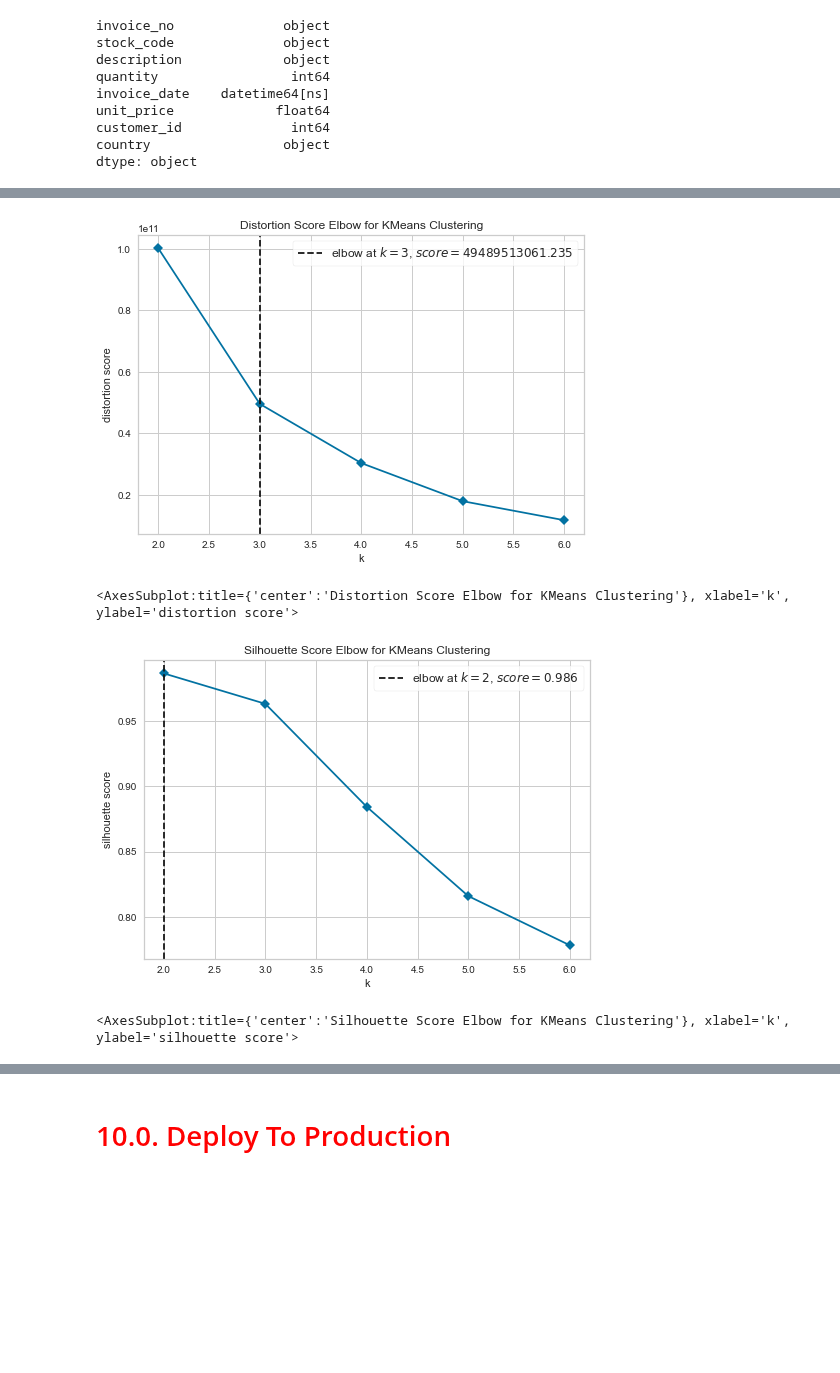
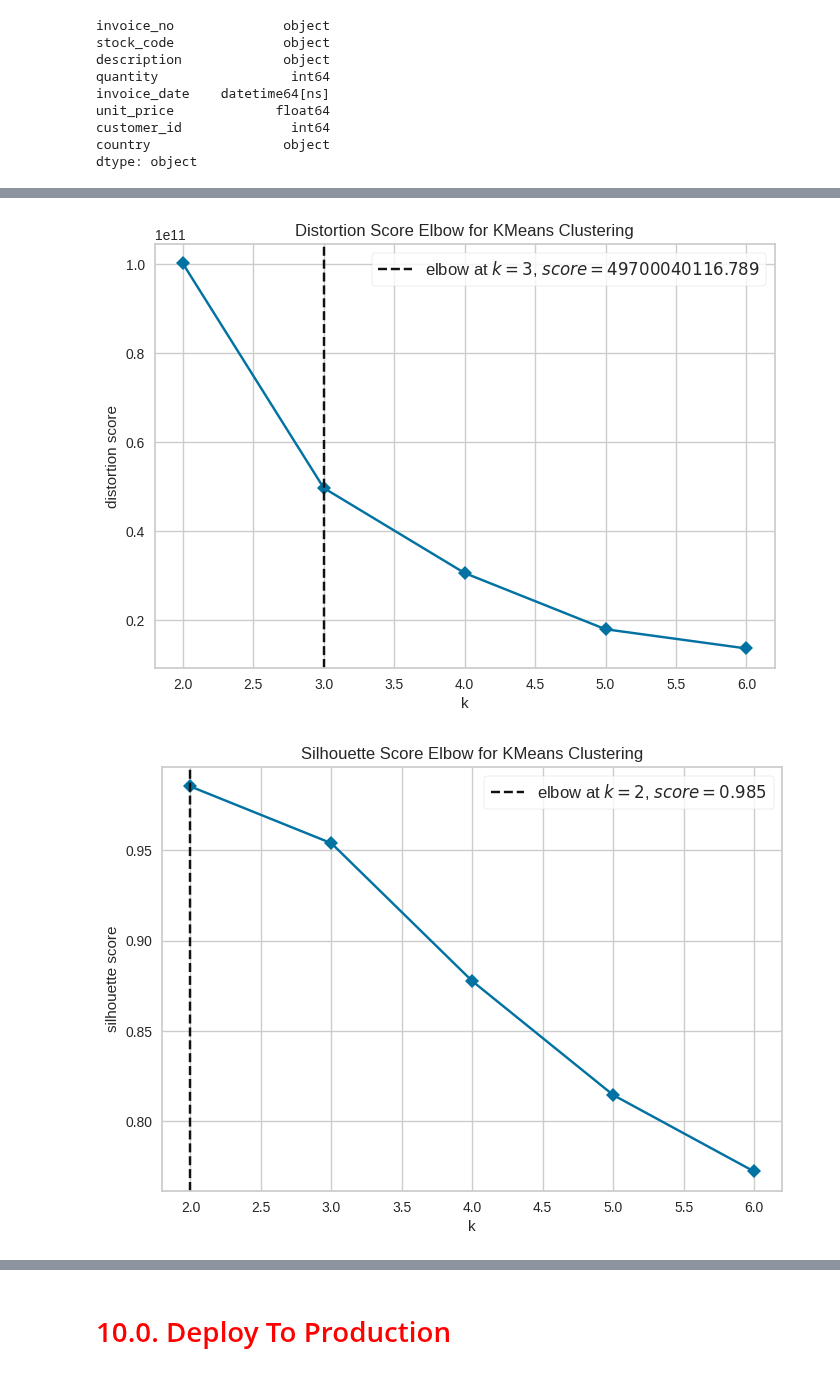
Before and after one commit to Eduardo-95-DS/Insiders-clustering, a Jupyter notebook: notebooks/look_1-ear-metrics.ipynb, the cells around one changed output, grey strips where cells are left out. Cells and saved outputs as stored; diff of their text form; code cells hidden in the pictures; blank space fills up the shorter version.

```diff
--- a/notebooks/look_1-ear-metrics.ipynb
+++ b/notebooks/look_1-ear-metrics.ipynb
@@ -234,23 +143,31 @@ df2 = df1.copy()
 # %%
 # data reference
-df_ref = df2.drop( ['invoice_no', 'stock_code', 'description',
+df_ref = df2.drop(['invoice_no', 'stock_code', 'description',
                     'quantity', 'invoice_date', 'unit_price',
-                    'country'], axis=1 ).drop_duplicates( ignore_index=True )
+                    'country'], axis=1 ).drop_duplicates(ignore_index=True)
 
-# Gross Revenue ( Faturamento ) quantity * price
+# Gross Revenue - quantity * price
 df2['gross_revenue'] = df2['quantity'] * df2['unit_price']
 
+
 # Monetary
-df_monetary = df2[['customer_id', 'gross_revenue']].groupby( 'customer_id' ).sum().reset_index()
-df_ref = pd.merge( df_ref, df_monetary, on='customer_id', how='left' )
+df_monetary = df2[['customer_id', 'gross_revenue']].groupby('customer_id').sum().reset_index()
+df_ref = pd.merge(df_ref, df_monetary, on='customer_id', how='left')
 
-# Recency - Last day purchase
-df_recency = df2[['customer_id', 'invoice_date']].groupby( 'customer_id' ).max().reset_index()
-df_recency['recency_days'] = ( df2['invoice_date'].max() - df_recency['invoice_date'] ).dt.days
+
+# Recency - Last day of purchase
+df_recency = df2[['customer_id', 'invoice_date']].groupby('customer_id').max().reset_index()
+df_recency['recency_days'] = (df2['invoice_date'].max() - df_recency['invoice_date']).dt.days
 df_recency = df_recency[['customer_id', 'recency_days']].copy()
-df_ref = pd.merge( df_ref, df_recency, on='customer_id', how='left' )
+df_ref = pd.merge(df_ref, df_recency, on='customer_id', how='left')
+
 
 # Frequency
-df_freq = df2[['customer_id', 'invoice_no']].drop_duplicates().groupby( 'customer_id' ).count().reset_index()
-df_ref = pd.merge( df_ref, df_freq, on='customer_id', how='left' )
+df_freq = df2[['customer_id', 'invoice_no']].drop_duplicates().groupby('customer_id').count().reset_index()
+df_ref = pd.merge(df_ref, df_freq, on='customer_id', how='left')
+
+
+# Avg Ticket
+df_avg_ticket = df2[['customer_id', 'gross_revenue']].groupby('customer_id').mean().reset_index().rename(columns={'gross_revenue':'avg_ticket'})
+df_ref = pd.merge(df_ref, df_avg_ticket, on='customer_id', how='left')
 # %% [markdown]
@@ -285,21 +202,15 @@ X.head()
 # %%
 clusters = [2, 3, 4, 5, 6]
 # %%
-from yellowbrick.cluster import KElbowVisualizer
-
-kmeans = KElbowVisualizer( c.KMeans(), k=clusters, timings=False )
-kmeans.fit( X )
-kmeans.show()
+kmeans = KElbowVisualizer(c.KMeans(n_init='auto'),k=clusters, timings=False)
+kmeans.fit(X)
+kmeans.show();
 # %% [output]
-[figure, old version]
+[figure, new version]
-<AxesSubplot:title={'center':'Distortion Score Elbow for KMeans Clustering'}, xlabel='k', ylabel='distortion score'>
 # %%
-from yellowbrick.cluster import KElbowVisualizer
-
-kmeans = KElbowVisualizer( c.KMeans(), k=clusters, metric='silhouette', timings=False )
+kmeans = KElbowVisualizer( c.KMeans(n_init='auto'), k=clusters, metric='silhouette', timings=False )
 kmeans.fit( X )
-kmeans.show()
+kmeans.show();
 # %% [output]
-[figure, old version]
+[figure, new version]
-<AxesSubplot:title={'center':'Silhouette Score Elbow for KMeans Clustering'}, xlabel='k', ylabel='silhouette score'>
 # %% [markdown]
```
Also changed, not shown: parts of 51 cells of this notebook, 2 other files.
